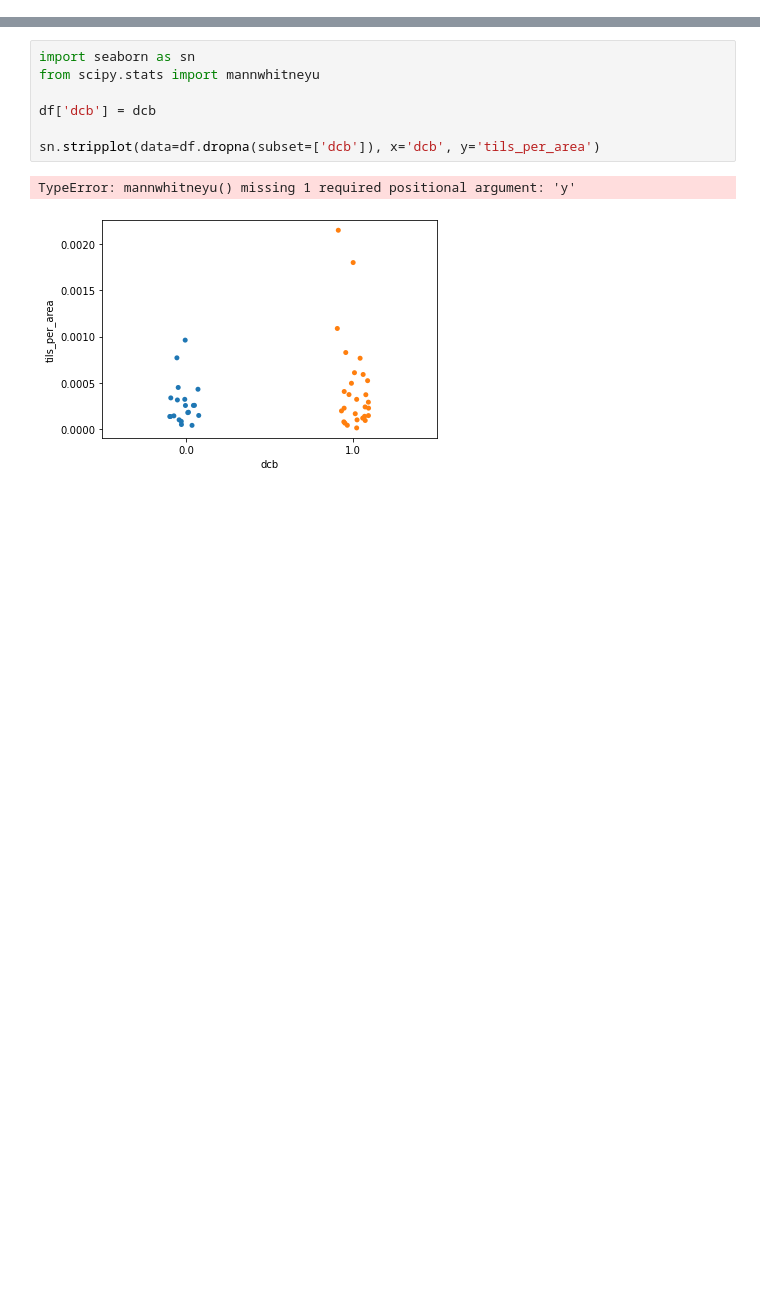
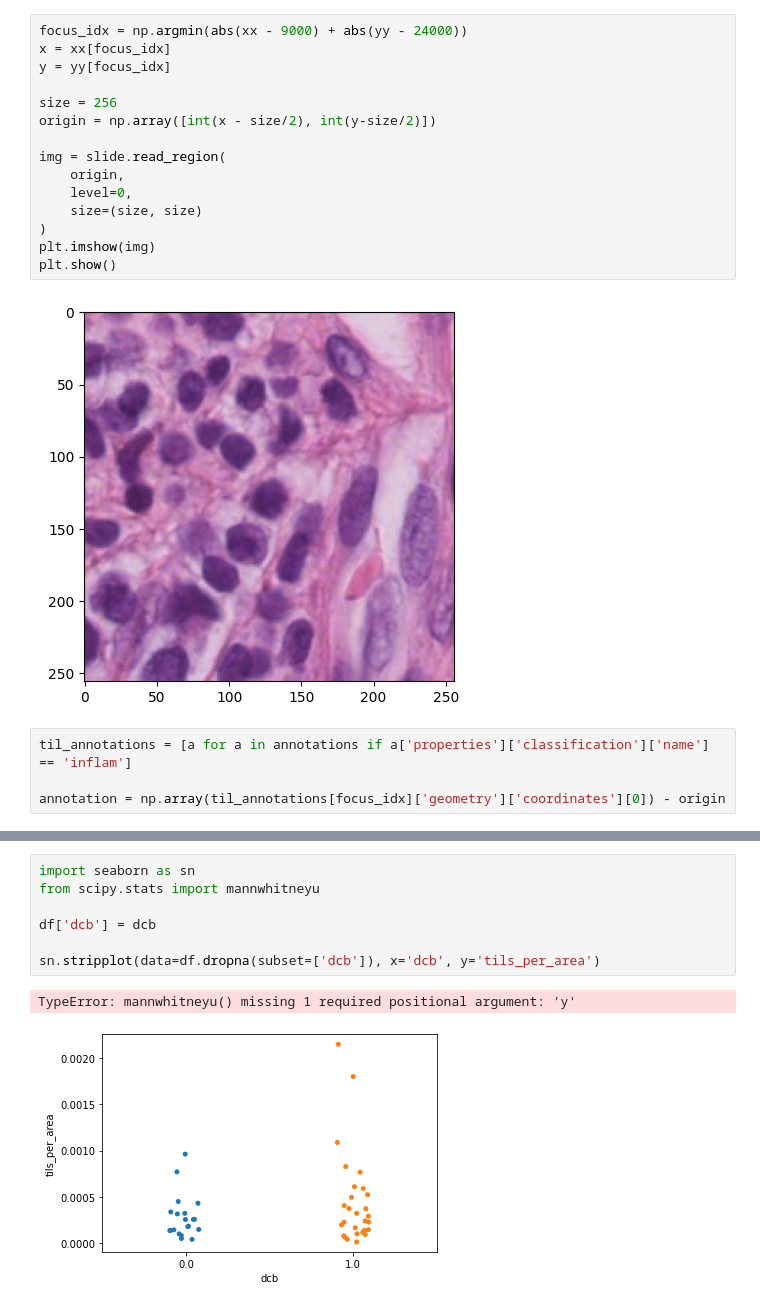
Before and after one commit to RensterMaat/premium_pathology, a Jupyter notebook: hovernet_re/07_inspect_annotations.ipynb, the cells around one changed output, grey strips where cells are left out. Cells and saved outputs as stored; diff of their text form; blank space fills up the shorter version.

```diff
--- a/hovernet_re/07_inspect_annotations.ipynb
+++ b/hovernet_re/07_inspect_annotations.ipynb
@@ -102,0 +100,21 @@ for patient in df.patient:
+# %%
+focus_idx = np.argmin(abs(xx - 9000) + abs(yy - 24000))
+x = xx[focus_idx]
+y = yy[focus_idx]
+
+size = 256
+origin = np.array([int(x - size/2), int(y-size/2)])
+
+img = slide.read_region(
+    origin,
+    level=0,
+    size=(size, size)
+)
+plt.imshow(img)
+plt.show()
+# %% [output]
+[figure, added]
+# %%
+til_annotations = [a for a in annotations if a['properties']['classification']['name'] == 'inflam']
+
+annotation = np.array(til_annotations[focus_idx]['geometry']['coordinates'][0]) - origin
```
Also changed, not shown: parts of 13 cells of this notebook, 13 other files.
